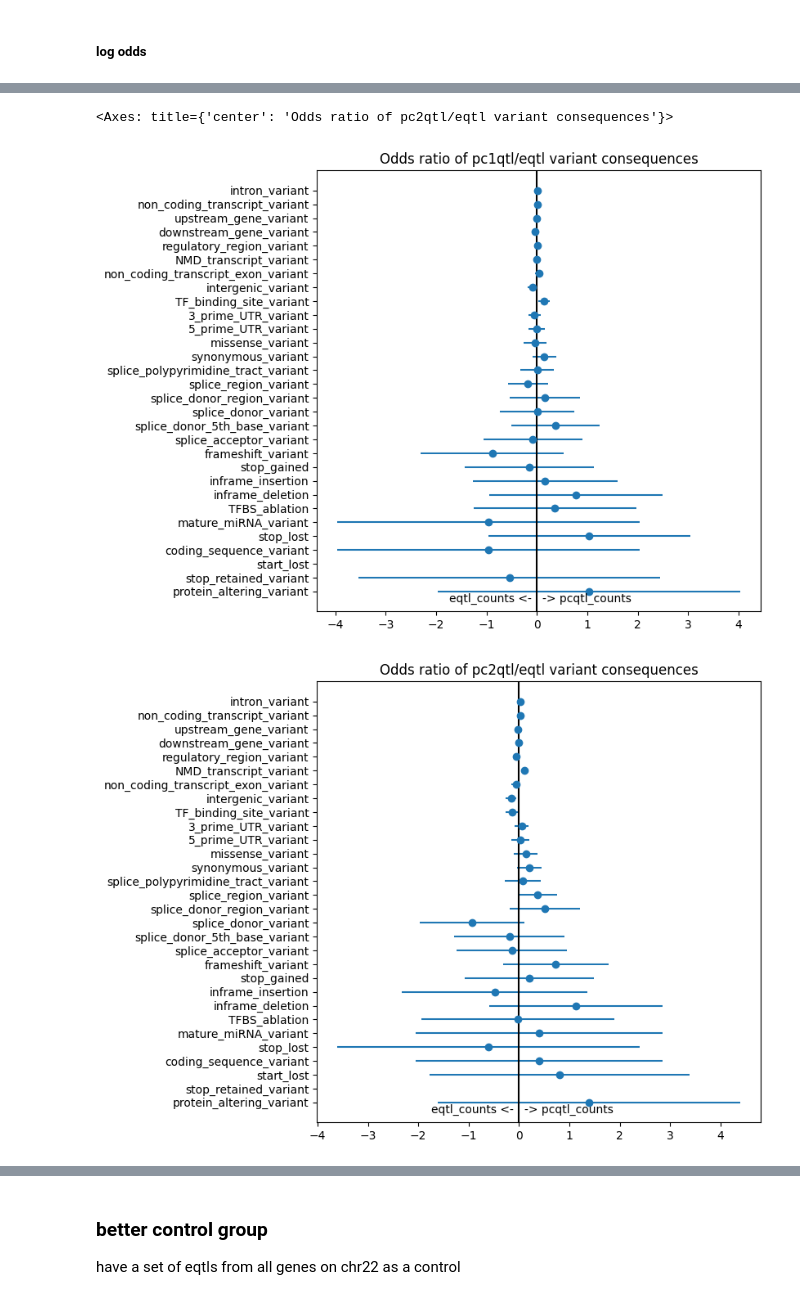
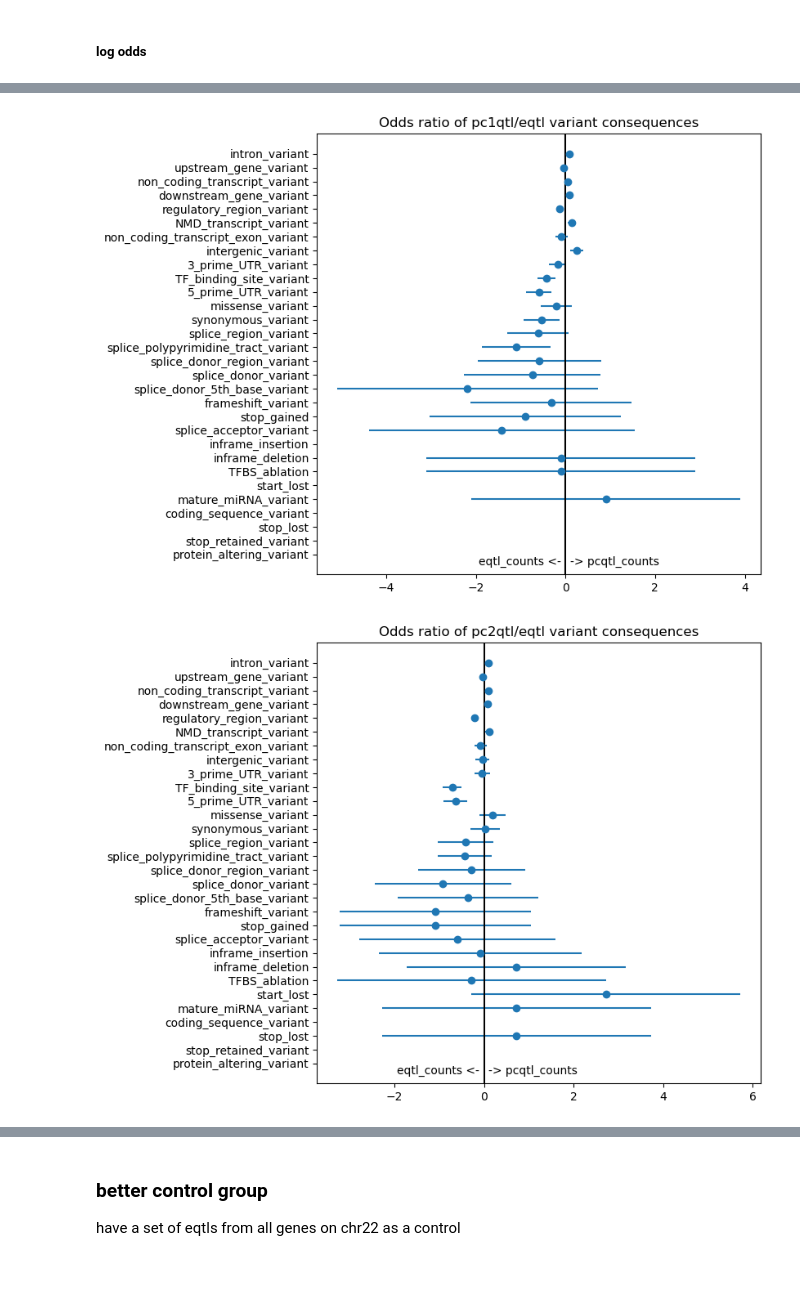
Before and after one commit to kal26/pcqtls, a Jupyter notebook: workflow/notebooks/annotation_enrichment.ipynb, the cells around one changed output, grey strips where cells are left out. Cells and saved outputs as stored; diff of their text form; code cells hidden in the pictures; blank space fills up the shorter version.

```diff
--- a/workflow/notebooks/annotation_enrichment.ipynb
+++ b/workflow/notebooks/annotation_enrichment.ipynb
@@ -19,7 +19,7 @@ tqdm.pandas()
 # get outputs from a config file
 prefix = '/home/klawren/oak/pcqtls'
 import yaml
-config_path= f'{prefix}/config/pcqtl_allgenes.yaml'
+config_path= f'{prefix}/config/pcqtl_proteincoding.yaml'
 with open(config_path, 'r') as f:
     config = yaml.safe_load(f)
 
@@ -202,9 +201,11 @@ def split_consequence(row):
     return list(set([indv_c for c in row['Consequence'] for indv_c in c.split('&')]))
 
 vep_df['consequence_set'] = vep_df.apply(split_consequence, axis=1)
-
-vep_df['num_pc_overlap'] = vep_df['num_pc2_overlap'] + vep_df['num_pc1_overlap']
-vep_df['num_pc_samelead'] = vep_df['num_pc2_samelead'] + vep_df['num_pc1_samelead']
+# %%
+# add pc num column
+vep_df['pc_num'] = np.where(vep_df['cs_full_id'].str.contains('_pc'), vep_df['cs_full_id'].str.split('_').str[-2], 0)
+vep_df['pc_num'] = np.where(vep_df['cs_full_id'].str.contains('_pc'), vep_df['pc_num'].str.strip('pc'), 0)
+vep_df['pc_num'] = vep_df['pc_num'].astype(int)
 # %%
 fig, ax = plt.subplots(figsize=(7,7))
 ordered_c_categories = vep_df.explode('consequence_set')['consequence_set'].value_counts().index
@@ -221,14 +222,10 @@ plt.show()
 fig, ax = plt.subplots(figsize=(7,7))
 c_df = vep_df.explode('consequence_set')
 datsets = vep_df['orig_cs_dataset'].unique()
+
+labels = ['eqtl', 'pc1qtl', 'pc2qtl', 'pt3qtl']
 for i in range(3):
-    if i==0:
-        col='num_pc1_samelead'
-    if i==1:
-        col='num_pc2_samelead'
-    if i==2:
-        col='num_e_samelead'
-    y = sns.countplot(c_df[c_df[col]>0], y='consequence_set', ax=ax, order=ordered_c_categories, label=col, stat='proportion')
+    y = sns.countplot(c_df[c_df['pc_num']==i], y='consequence_set', ax=ax, order=ordered_c_categories, label=labels[i], stat='proportion')
     if i==0:
         for bar in y.patches:
             bar.set_y(bar.get_y() - bar.get_height()/3)
@@ -326,24 +323,14 @@ plot_log_odds(or_df, 'Odds ratio of pcqtl/eqtl variant consequences')
 # %%
-# get counts for all pcqtl svs all eqtls
-pcqtl_counts = get_or_counts(vep_df[(vep_df['num_pc1_samelead']>0)])
-eqtl_counts = get_or_counts(vep_df[(vep_df['num_e_samelead']>0)])
+# get counts for pcqtl vs all eqtls for different pc nums
+for i in range(5):
+    pcqtl_counts = get_or_counts(vep_df[(vep_df['pc_num']==i+1)])
+    eqtl_counts = get_or_counts(vep_df[(vep_df['pc_num']==0)])
 
-# format into a df and get the error bars
-or_df = get_odds_df(pcqtl_counts, 'pcqtl_counts', eqtl_counts, 'eqtl_counts', ordered_categories=ordered_c_categories)
+    # format into a df and get the error bars
+    or_df = get_odds_df(pcqtl_counts, 'pcqtl_counts', eqtl_counts, 'eqtl_counts', ordered_categories=ordered_c_categories)
 
-# plot
-plot_log_odds(or_df, 'Odds ratio of pc1qtl/eqtl variant consequences')
-
-# get counts for all pcqtl svs all eqtls
-pcqtl_counts = get_or_counts(vep_df[(vep_df['num_pc2_samelead']>0)])
-eqtl_counts = get_or_counts(vep_df[(vep_df['num_e_samelead']>0)])
-
-# format into a df and get the error bars
-or_df = get_odds_df(pcqtl_counts, 'pcqtl_counts', eqtl_counts, 'eqtl_counts', ordered_categories=ordered_c_categories)
-
-# plot
-plot_log_odds(or_df, 'Odds ratio of pc2qtl/eqtl variant consequences')
+    # plot
+    plot_log_odds(or_df, f'Odds ratio of pc{i+1}qtl/eqtl variant consequences')
 # %% [output]
-<Axes: title={'center': 'Odds ratio of pc2qtl/eqtl variant consequences'}>
-[figure, old version]
+[figure, new version]
-[figure, old version]
+[figure, new version]
```
Also changed, not shown: parts of 14 cells of this notebook.
